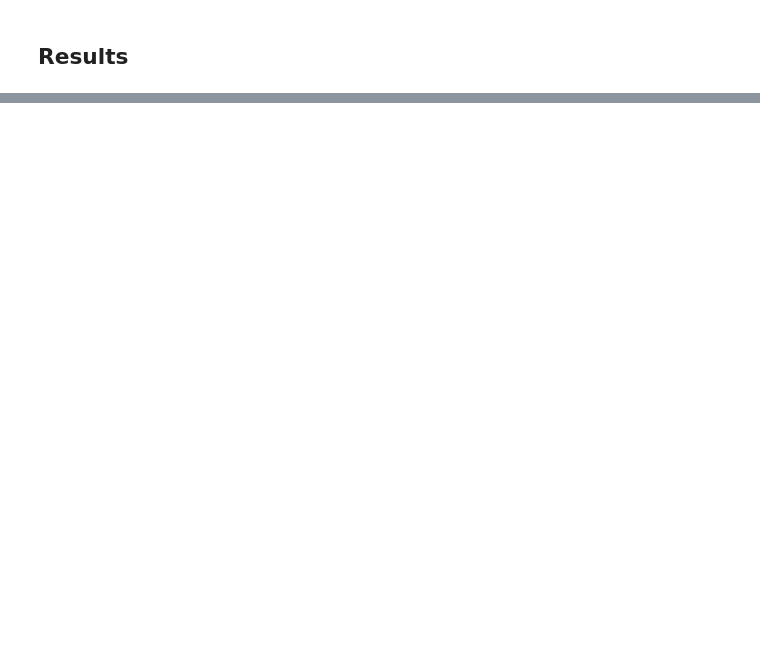
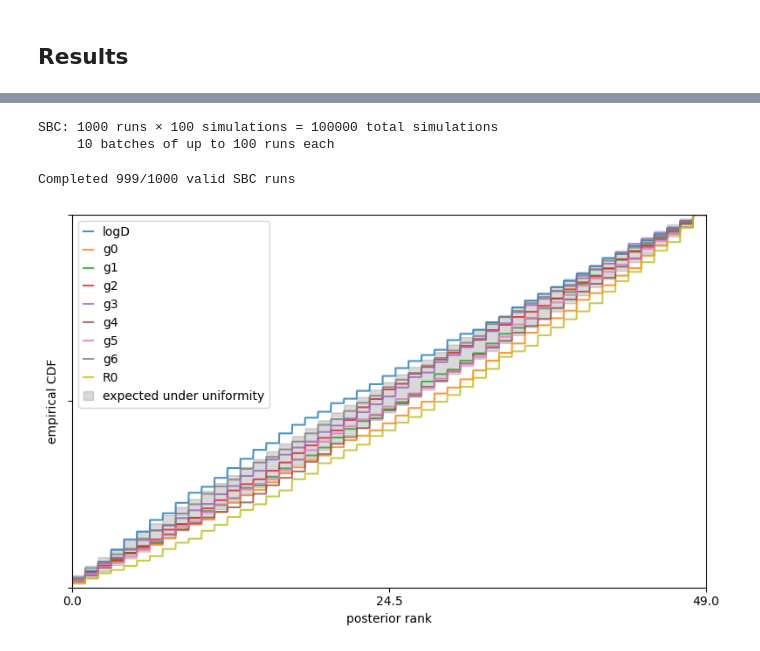
Before and after one commit to covinolab/smFRET_sbi, a Jupyter notebook: analysis/eval_posterior.ipynb, the cells around one changed output, grey strips where cells are left out. Saved outputs shown, nothing was run; the diff lists cells and outputs as text; code cells hidden in the pictures; blank space fills up the shorter version.

```diff
--- a/analysis/eval_posterior.ipynb
+++ b/analysis/eval_posterior.ipynb
@@ -272,0 +356,45 @@ plt.tight_layout()
+# %%
+n_batches = math.ceil(sbc_num_runs / sbc_batch_size)
+total_sims = sbc_num_runs * n_simulations_pool
+print(f"SBC: {sbc_num_runs} runs × {n_simulations_pool} simulations = {total_sims} total simulations")
+print(f"     {n_batches} batches of up to {sbc_batch_size} runs each")
+
+all_thetas, all_ranks = [], []
+for b in tqdm(range(n_batches), desc="SBC batches"):
+    batch_n = min(sbc_batch_size, sbc_num_runs - b * sbc_batch_size)
+    thetas, ranks = run_sbc_batch(
+        batch_size=batch_n,
+        n_trials=n_observations,
+        prior_sim=prior_sim,
+        prior_posterior=prior_posterior,
+        simulator_fn=fret_simulator,
+        density_estimator=density_estimator,
+        n_simulations_pool=n_simulations_pool,
+        n_workers=sbc_n_workers,
+        n_posterior_samples=sbc_num_posterior_samples,
+        device=device,
+        posterior_batch_size=posterior_batch_size,
+    )
+    all_thetas.append(thetas)
+    all_ranks.append(ranks)
+
+sbc_thetas = torch.cat(all_thetas)
+sbc_ranks = torch.cat(all_ranks)
+print(f"Completed {sbc_ranks.shape[0]}/{sbc_num_runs} valid SBC runs")
+# %% [output]
+SBC: 1000 runs × 100 simulations = 100000 total simulations
+     10 batches of up to 100 runs each
+Completed 999/1000 valid SBC runs
+# %%
+param_labels = ["logD"] + [f"g{i}" for i in range(num_knots)] + ["R0"]
+
+sbc_rank_plot(
+    sbc_ranks,
+    num_posterior_samples=sbc_num_posterior_samples,
+    plot_type="cdf",
+    parameter_labels=param_labels,
+    ax=axes,
+)
+plt.tight_layout()
+# %% [output]
+[figure, added]
```
Also changed, not shown: parts of 15 cells of this notebook, 6 other files.
